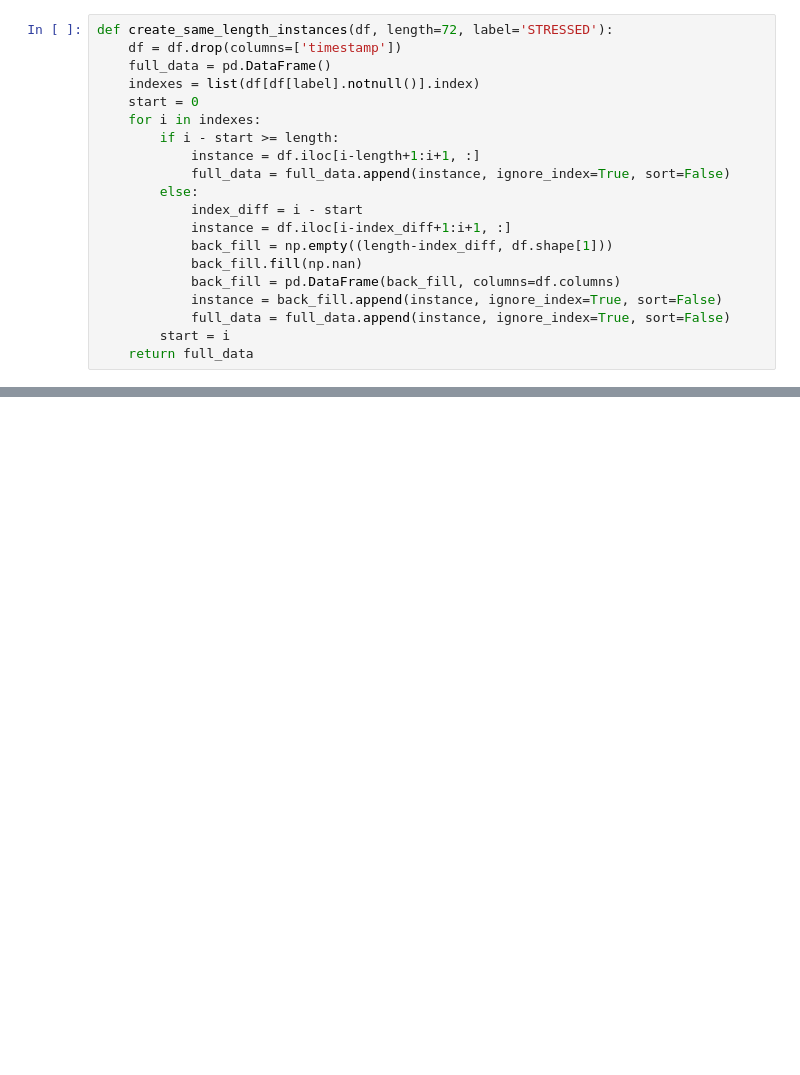
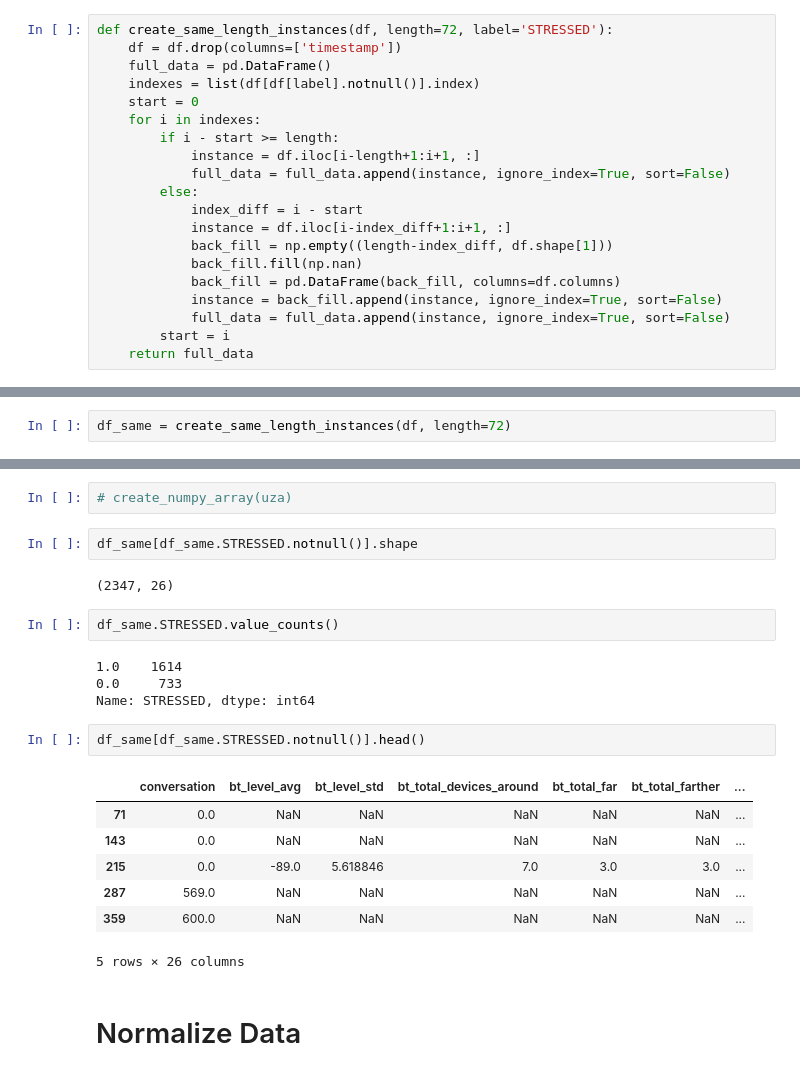
Before and after one commit to acikmese/master-thesis, a Jupyter notebook: student-life/dataset-creation/create_same_length_instances.ipynb, the cells around one changed output, grey strips where cells are left out. Saved outputs shown, nothing was run; the diff lists cells and outputs as text; blank space fills up the shorter version.

```diff
--- a/student-life/dataset-creation/create_same_length_instances.ipynb
+++ b/student-life/dataset-creation/create_same_length_instances.ipynb
@@ -120,0 +57,2 @@ uza[uza.STRESSED.notnull()]
+# %%
+df_same = create_same_length_instances(df, length=72)
@@ -120,0 +76,24 @@ uza[uza.STRESSED.notnull()]
+# %%
+# create_numpy_array(uza)
+# %%
+df_same[df_same.STRESSED.notnull()].shape
+# %% [output]
+(2347, 26)
+# %%
+df_same.STRESSED.value_counts()
+# %% [output]
+1.0    1614
+0.0     733
+Name: STRESSED, dtype: int64
+# %%
+df_same[df_same.STRESSED.notnull()].head()
+# %% [output]
+|  | conversation | bt_level_avg | bt_level_std | bt_total_devices_around | bt_total_far | bt_total_farther | ... |
+| 71 | 0.0 | NaN | NaN | NaN | NaN | NaN | ... |
+| 143 | 0.0 | NaN | NaN | NaN | NaN | NaN | ... |
+| 215 | 0.0 | -89.0 | 5.618846 | 7.0 | 3.0 | 3.0 | ... |
+| 287 | 569.0 | NaN | NaN | NaN | NaN | NaN | ... |
+| 359 | 600.0 | NaN | NaN | NaN | NaN | NaN | ... |
+5 rows × 26 columns
+# %% [markdown]
+# Normalize Data
```
Also changed, not shown: parts of 46 cells of this notebook, 1 other file.
